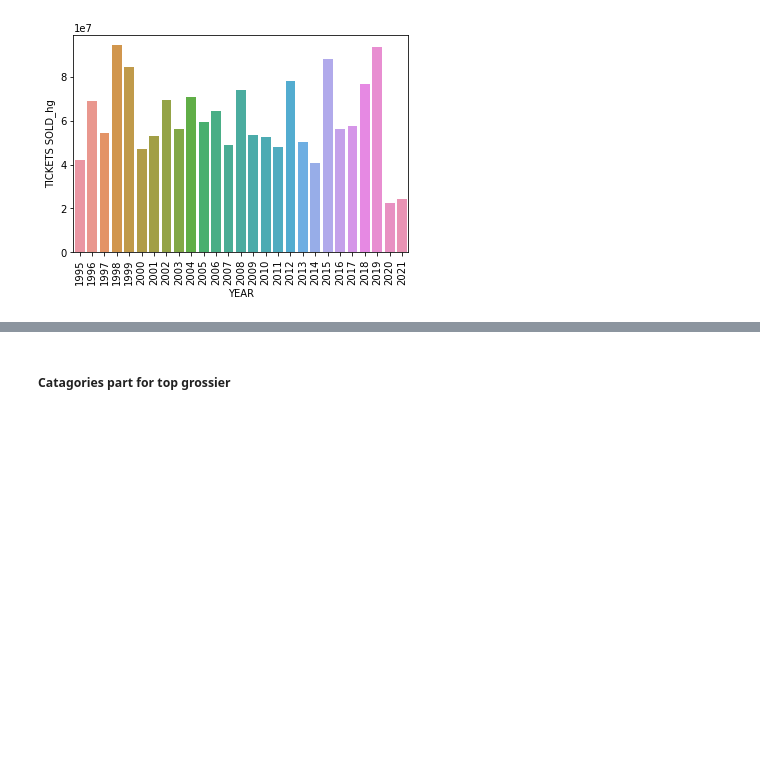
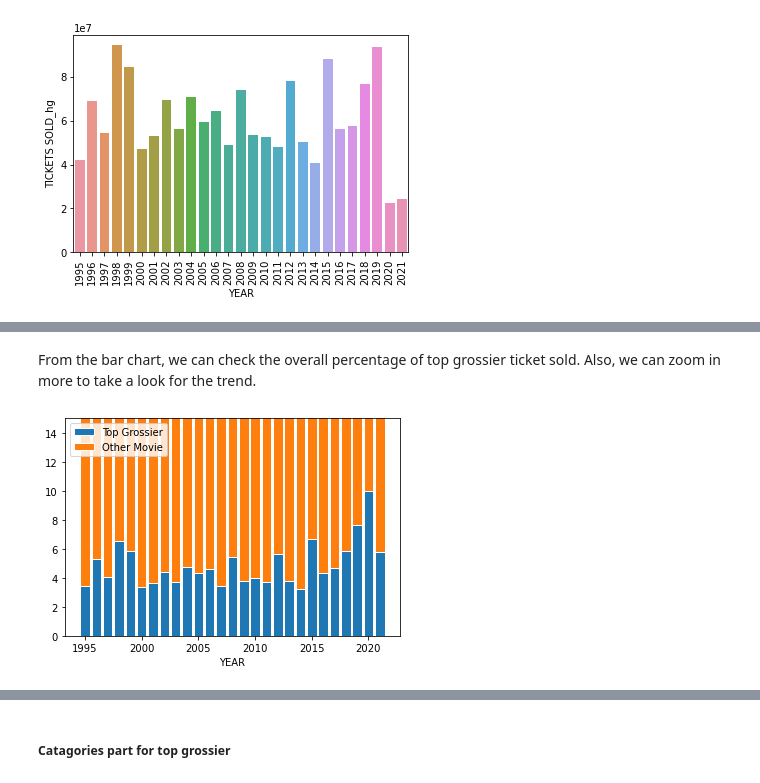
Before and after one commit to dcrowTMH/movie_eda, a Jupyter notebook: Movie_EDA.ipynb, the cells around one changed output, grey strips where cells are left out. Saved outputs shown, nothing was run; the diff lists cells and outputs as text; code cells hidden in the pictures; blank space fills up the shorter version.

```diff
--- a/Movie_EDA.ipynb
+++ b/Movie_EDA.ipynb
@@ -582,0 +628,17 @@ One outstanding point is that the amount of sold ticket is dropped dramatically
+# %% [markdown]
+From the bar chart, we can check the overall percentage of top grossier ticket sold. Also, we can zoom in more to take a look for the trend.
+# %%
+# Create the bar for total ticket sold in percentage
+plt.bar(df1_ticket_percent['YEAR'], df1_ticket_percent['Top_percentage'], edgecolor = 'white', width = 0.85)
+# Create the bar for top grossier ticket sold in percentage
+plt.bar(df1_ticket_percent['YEAR'], df1_ticket_percent['Other_percentage'], bottom = df1_ticket_percent['Top_percentage'], edgecolor = 'white', width = 0.85)
+# Custom x axis
+plt.xlabel("YEAR")
+# Custom y axis limit
+plt.ylim(0, 15)
+# Add a legend
+plt.legend(["Top Grossier","Other Movie"],loc = 'upper left')
+# Show the graph
+plt.show()
+# %% [output]
+[figure, added]
```
Also changed, not shown: parts of 31 cells of this notebook.
